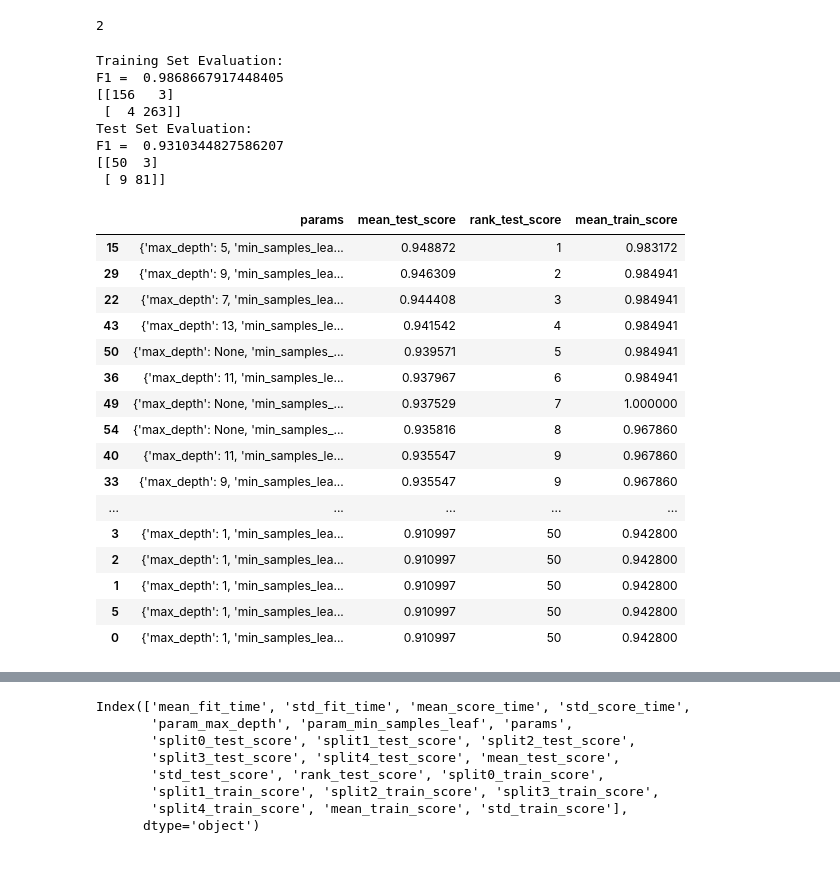
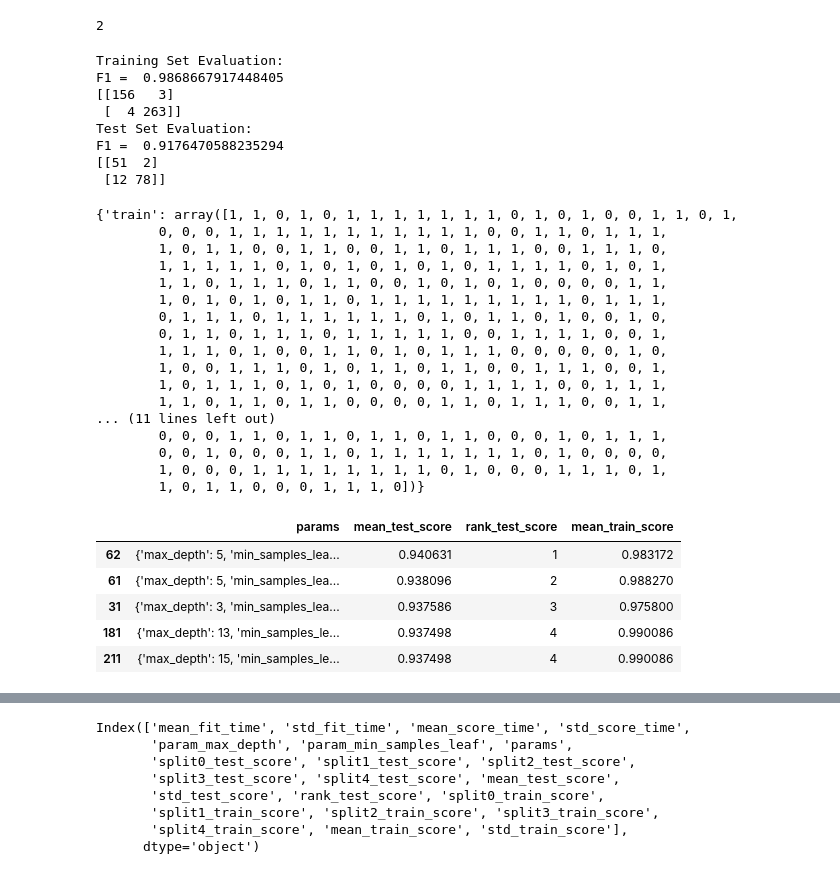
Before and after one commit to EvangelosStefanos/machine-learning-basic-templates, a Jupyter notebook: 02_DecisionTrees.ipynb, the cells around one changed output, grey strips where cells are left out. Drawn from its saved outputs; the diff is of its cells as text; code cells hidden in the pictures.

```diff
--- a/02_DecisionTrees.ipynb
+++ b/02_DecisionTrees.ipynb
@@ -9,5 +10,5 @@ from utilities import plot_results
 # %%
-np.random.seed(0)
+rng = 0
 plt.rcParams["figure.dpi"] = 100
 plt.rcParams["figure.figsize"] = (12.8, 7.2)
 # %%
@@ -50,12 +51,12 @@ x_train, x_test, y_train, y_test = model_selection.train_test_split(X, y, test_s
 # %%
 decision_tree_grid = [
   {
-    "max_depth": [1, 3, 5, 7, 9, 11, 13, None],
-    "min_samples_leaf": [1, 3, 5, 7, 9, 11, 13],
+    "max_depth": list(range(1, 16, 1)) + [None],
+    "min_samples_leaf": np.arange(1, 16, 1),
   }
 ]
 model = model_selection.GridSearchCV(
-  tree.DecisionTreeClassifier(),
+  tree.DecisionTreeClassifier(random_state=rng),
   decision_tree_grid,
   scoring=metrics.make_scorer(metrics.f1_score),
   cv=5,
@@ -98,19 +82,23 @@ def eplot(x, y, yerr, title, xtitle, ytitle):
 # %%
 # fits the model then predicts and evaluates on both the training and test sets
 def run(x_train, x_test, y_train, y_test, model):
+  predictions = {}
   model.fit(x_train, y_train)
-  y_predicted = model.predict(x_train)
+  predictions["train"] = model.predict(x_train)
+
 
   print("Training Set Evaluation:")
-  print("F1 = ", metrics.f1_score(y_train, y_predicted))
-  print(metrics.confusion_matrix(y_train, y_predicted))
+  print("F1 = ", metrics.f1_score(y_train, predictions["train"]))
+  confusion_matrix = metrics.confusion_matrix(y_train, predictions["train"])
+  print(confusion_matrix)
 
-  y_predicted = model.predict(x_test)
+  predictions["test"] = model.predict(x_test)
 
   print("Test Set Evaluation:")
-  print("F1 = ", metrics.f1_score(y_test, y_predicted))
-  print(metrics.confusion_matrix(y_test, y_predicted))
-  return
+  print("F1 = ", metrics.f1_score(y_test, predictions["test"]))
+  confusion_matrix = metrics.confusion_matrix(y_test, predictions["test"])
+  print(confusion_matrix)
+  return predictions
 # %%
 run(x_train, x_test, y_train, y_test, model)
 # %% [output]
@@ -119,35 +107,41 @@ F1 =  0.9868667917448405
 [[156   3]
  [  4 263]]
 Test Set Evaluation:
-F1 =  0.9310344827586207
-[[50  3]
- [ 9 81]]
+F1 =  0.9176470588235294
+[[51  2]
+ [12 78]]
+{'train': array([1, 1, 0, 1, 0, 1, 1, 1, 1, 1, 1, 1, 0, 1, 0, 1, 0, 0, 1, 1, 0, 1,
+        0, 0, 0, 1, 1, 1, 1, 1, 1, 1, 1, 1, 1, 1, 0, 0, 1, 1, 0, 1, 1, 1,
+        1, 0, 1, 1, 0, 0, 1, 1, 0, 0, 1, 1, 0, 1, 1, 1, 0, 0, 1, 1, 1, 0,
+        1, 1, 1, 1, 1, 0, 1, 0, 1, 0, 1, 0, 1, 0, 1, 1, 1, 1, 0, 1, 0, 1,
+        1, 1, 0, 1, 1, 1, 0, 1, 1, 0, 0, 1, 0, 1, 0, 1, 0, 0, 0, 0, 1, 1,
+        1, 0, 1, 0, 1, 0, 1, 1, 0, 1, 1, 1, 1, 1, 1, 1, 1, 1, 0, 1, 1, 1,
+        0, 1, 1, 1, 0, 1, 1, 1, 1, 1, 1, 0, 1, 0, 1, 1, 0, 1, 0, 0, 1, 0,
+        0, 1, 1, 0, 1, 1, 1, 0, 1, 1, 1, 1, 1, 0, 0, 1, 1, 1, 1, 0, 0, 1,
+        1, 1, 1, 0, 1, 0, 0, 1, 1, 0, 1, 0, 1, 1, 1, 0, 0, 0, 0, 0, 1, 0,
+        1, 0, 0, 1, 1, 1, 0, 1, 0, 1, 1, 0, 1, 1, 0, 0, 1, 1, 1, 0, 0, 1,
+        1, 0, 1, 1, 1, 0, 1, 0, 1, 0, 0, 0, 0, 1, 1, 1, 1, 0, 0, 1, 1, 1,
+        1, 1, 0, 1, 1, 0, 1, 1, 0, 0, 0, 0, 1, 1, 0, 1, 1, 1, 0, 0, 1, 1,
+... (11 lines left out)
+        0, 0, 0, 1, 1, 0, 1, 1, 0, 1, 1, 0, 1, 1, 0, 0, 0, 1, 0, 1, 1, 1,
+        0, 0, 1, 0, 0, 0, 1, 1, 0, 1, 1, 1, 1, 1, 1, 1, 0, 1, 0, 0, 0, 0,
+        1, 0, 0, 0, 1, 1, 1, 1, 1, 1, 1, 1, 0, 1, 0, 0, 0, 1, 1, 1, 0, 1,
+        1, 0, 1, 1, 0, 0, 0, 1, 1, 1, 0])}
 # %%
 rank = "rank_test_score"
 filter = [
   "params",
   "mean_test_score",
   "rank_test_score",
   "mean_train_score",
 ]
 full_report = pd.DataFrame(model.cv_results_)
 result = pd.DataFrame(model.cv_results_).sort_values(rank)[filter]
-result
+result.head(5)
 # %% [output]
 |  | params | mean_test_score | rank_test_score | mean_train_score |
-| 15 | {'max_depth': 5, 'min_samples_lea... | 0.948872 | 1 | 0.983172 |
-| 29 | {'max_depth': 9, 'min_samples_lea... | 0.946309 | 2 | 0.984941 |
-| 22 | {'max_depth': 7, 'min_samples_lea... | 0.944408 | 3 | 0.984941 |
-| 43 | {'max_depth': 13, 'min_samples_le... | 0.941542 | 4 | 0.984941 |
-| 50 | {'max_depth': None, 'min_samples_... | 0.939571 | 5 | 0.984941 |
-| 36 | {'max_depth': 11, 'min_samples_le... | 0.937967 | 6 | 0.984941 |
-| 49 | {'max_depth': None, 'min_samples_... | 0.937529 | 7 | 1.000000 |
-| 54 | {'max_depth': None, 'min_samples_... | 0.935816 | 8 | 0.967860 |
-| 40 | {'max_depth': 11, 'min_samples_le... | 0.935547 | 9 | 0.967860 |
-| 33 | {'max_depth': 9, 'min_samples_lea... | 0.935547 | 9 | 0.967860 |
-| ... | ... | ... | ... | ... |
-| 3 | {'max_depth': 1, 'min_samples_lea... | 0.910997 | 50 | 0.942800 |
-| 2 | {'max_depth': 1, 'min_samples_lea... | 0.910997 | 50 | 0.942800 |
-| 1 | {'max_depth': 1, 'min_samples_lea... | 0.910997 | 50 | 0.942800 |
-| 5 | {'max_depth': 1, 'min_samples_lea... | 0.910997 | 50 | 0.942800 |
-| 0 | {'max_depth': 1, 'min_samples_lea... | 0.910997 | 50 | 0.942800 |
+| 62 | {'max_depth': 5, 'min_samples_lea... | 0.940631 | 1 | 0.983172 |
+| 61 | {'max_depth': 5, 'min_samples_lea... | 0.938096 | 2 | 0.988270 |
+| 31 | {'max_depth': 3, 'min_samples_lea... | 0.937586 | 3 | 0.975800 |
+| 181 | {'max_depth': 13, 'min_samples_le... | 0.937498 | 4 | 0.990086 |
+| 211 | {'max_depth': 15, 'min_samples_le... | 0.937498 | 4 | 0.990086 |
```
Also changed, not shown: parts of 14 cells of this notebook, 2 other files.
